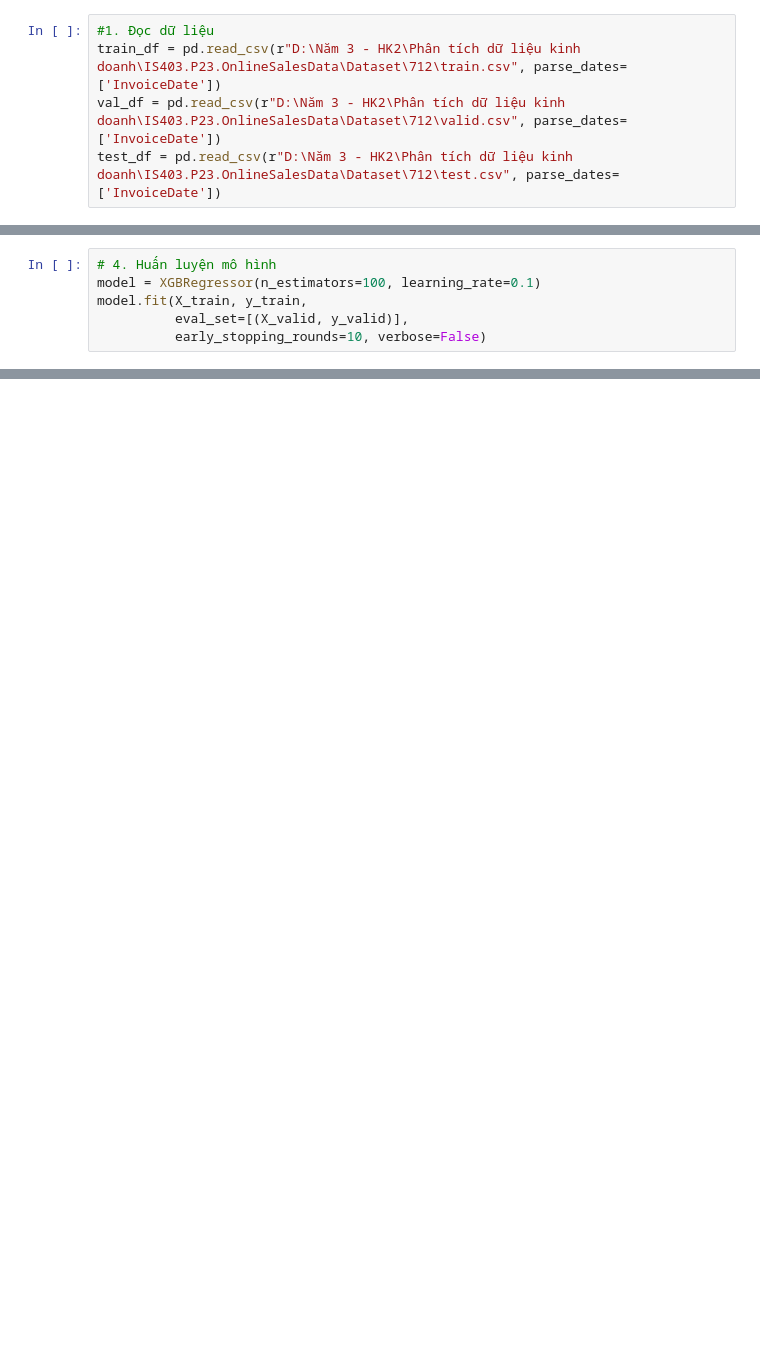
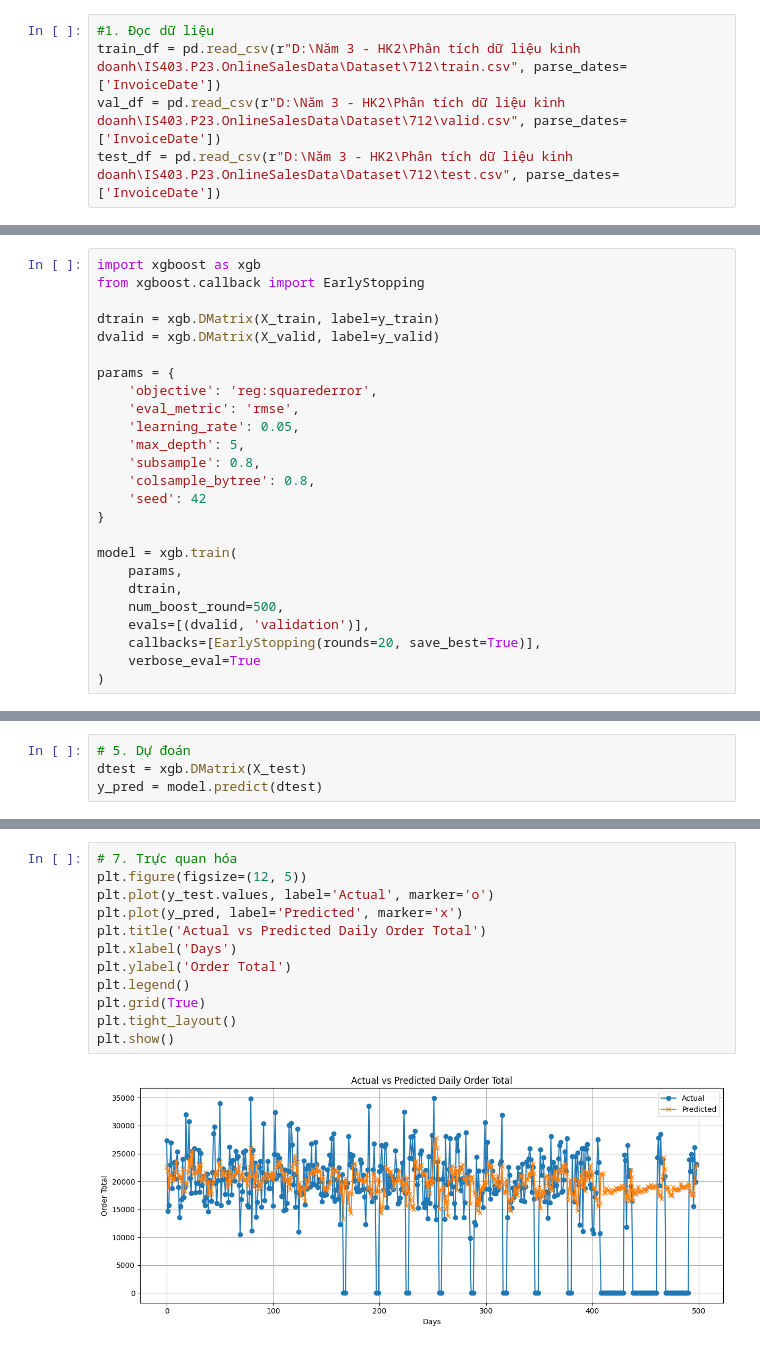
Before and after one commit to KieuOanhUIT/IS403.P23.OnlineSalesData, a Jupyter notebook: Model/XGBoost.ipynb, the cells around one changed output, grey strips where cells are left out. Saved outputs shown, nothing was run; the diff lists cells and outputs as text; blank space fills up the shorter version.

```diff
--- a/Model/XGBoost.ipynb
+++ b/Model/XGBoost.ipynb
@@ -36,7 +52,26 @@ X_test, y_test   = test[['dayofweek','month','day','year','lag1','lag7']], test[
 # %%
-# 4. Huấn luyện mô hình
-model = XGBRegressor(n_estimators=100, learning_rate=0.1)
-model.fit(X_train, y_train,
-          eval_set=[(X_valid, y_valid)],
-          early_stopping_rounds=10, verbose=False)
+import xgboost as xgb
+from xgboost.callback import EarlyStopping
+
+dtrain = xgb.DMatrix(X_train, label=y_train)
+dvalid = xgb.DMatrix(X_valid, label=y_valid)
+
+params = {
+    'objective': 'reg:squarederror',
+    'eval_metric': 'rmse',
+    'learning_rate': 0.05,
+    'max_depth': 5,
+    'subsample': 0.8,
+    'colsample_bytree': 0.8,
+    'seed': 42
+}
+
+model = xgb.train(
+    params,
+    dtrain,
+    num_boost_round=500,
+    evals=[(dvalid, 'validation')],
+    callbacks=[EarlyStopping(rounds=20, save_best=True)],
+    verbose_eval=True
+)
 # %% [output]
@@ -43,0 +95,4 @@ TypeError: XGBModel.fit() got an unexpected keyword argument 'early_stopping_rou
+# %%
+# 5. Dự đoán
+dtest = xgb.DMatrix(X_test)
+y_pred = model.predict(dtest)
@@ -43,0 +112,14 @@ TypeError: XGBModel.fit() got an unexpected keyword argument 'early_stopping_rou
+# %%
+# 7. Trực quan hóa
+plt.figure(figsize=(12, 5))
+plt.plot(y_test.values, label='Actual', marker='o')
+plt.plot(y_pred, label='Predicted', marker='x')
+plt.title('Actual vs Predicted Daily Order Total')
+plt.xlabel('Days')
+plt.ylabel('Order Total')
+plt.legend()
+plt.grid(True)
+plt.tight_layout()
+plt.show()
+# %% [output]
+[figure, added]
```
Also changed, not shown: parts of 5 cells of this notebook, 1 other file.
